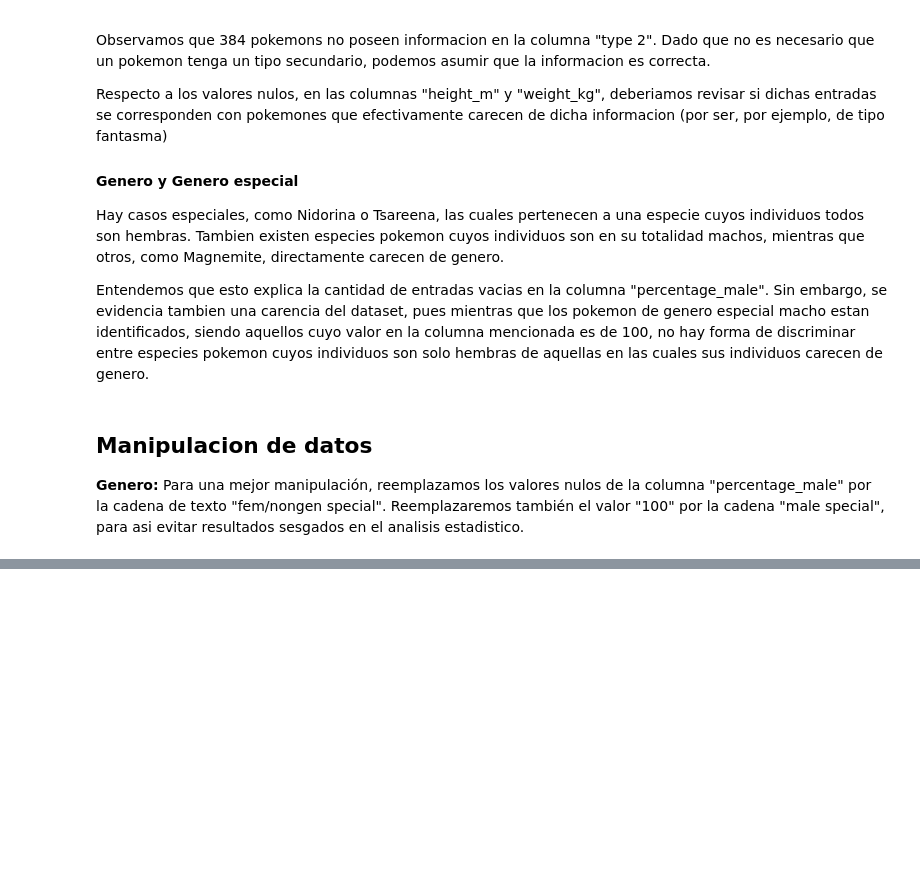
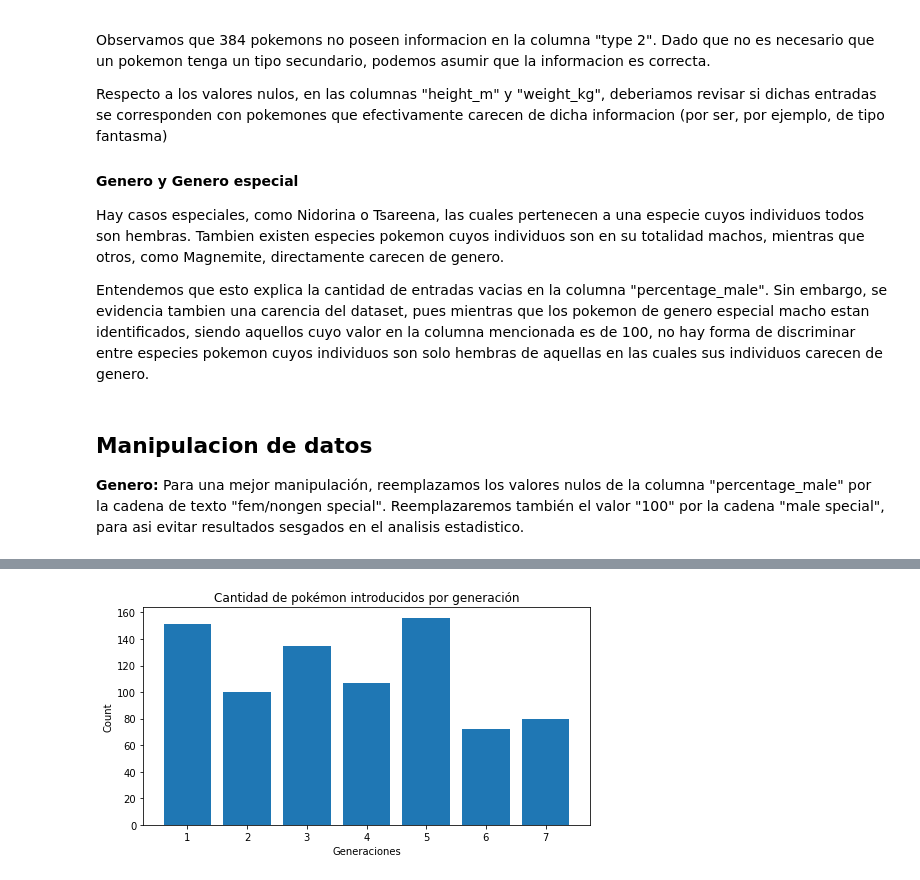
Before and after one commit to GuntherFrager/Pokemon_combat_winning_prediction, a Jupyter notebook: EDA_-_Pokemon.ipynb, the cells around one changed output, grey strips where cells are left out. Drawn from its saved outputs; the diff is of its cells as text; code cells hidden in the pictures; blank space fills up the shorter version.

```diff
--- a/EDA_-_Pokemon.ipynb
+++ b/EDA_-_Pokemon.ipynb
@@ -190,0 +238,27 @@ See the caveats in the documentation: https://pandas.pydata.org/pandas-docs/stab
+# %%
+pokemonporgen = dataset.groupby('generation').generation.count()
+
+for i in range(7):
+    print('Cantidad de pokémon introducidos en la generación', i+1, ':', pokemonporgen[i+1])
+
+maxpoke= 0
+maxgen = 0
+for i in range(7):
+    if pokemonporgen[i+1] >= maxpoke:
+        maxpoke = pokemonporgen[i+1]
+        maxgen = i+1
+print('Cantidad maxima de pokémon introducidos por generación:', maxpoke, 'pokémon introducidos en la generación', maxgen)
+
+minpoke= 801
+mingen = 801
+for i in range(7):
+    if pokemonporgen[i+1] <= minpoke:
+        minpoke = pokemonporgen[i+1]
+        mingen = i+1
+print('Cantidad mínima de pokémon introducidos por generación:', minpoke, 'pokémon introducidos en la generación', mingen)
+
+ppg = 0
+for i in range(7):
+    ppg = ppg +  pokemonporgen[i+1]
+
+print('Cantidad promedio de pokémon introducidos por generación:', ppg//7)
@@ -190,0 +276,10 @@ See the caveats in the documentation: https://pandas.pydata.org/pandas-docs/stab
+# %%
+#barchart
+fig, ax = plt.subplots(figsize=(8,4))
+ax.bar(pokemonporgen.index, pokemonporgen)
+ax.set_title("Cantidad de pokémon introducidos por generación")
+ax.set_ylabel("Count")
+ax.set_xlabel("Generaciones")
+plt.show()
+# %% [output]
+[figure, added]
```
Also changed, not shown: parts of 53 cells of this notebook.
